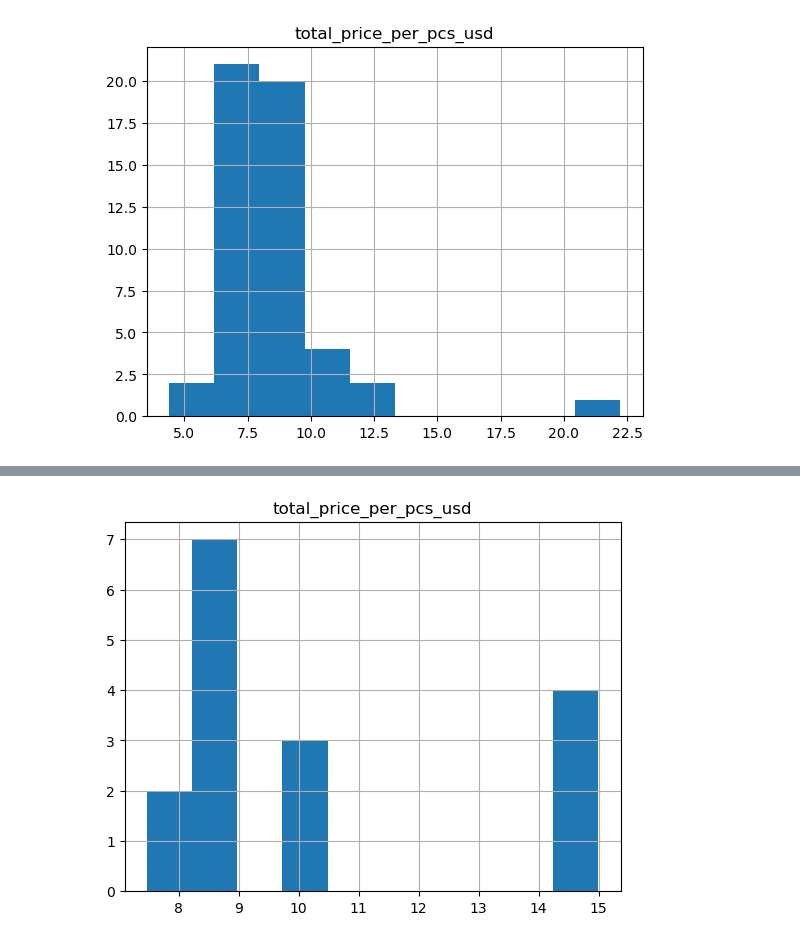
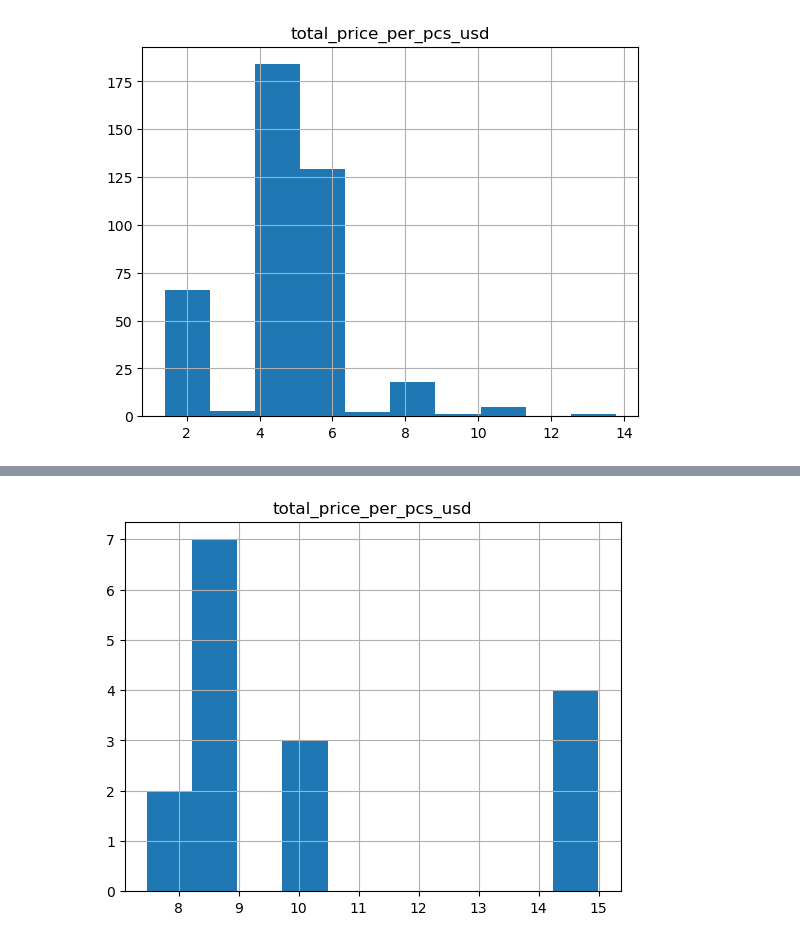
Before and after one commit to artyompetrov/Ebay, a Jupyter notebook: Python/Prices.ipynb, the cells around one changed output, grey strips where cells are left out. Cells and saved outputs as stored; diff of their text form; code cells hidden in the pictures.

```diff
--- a/Python/Prices.ipynb
+++ b/Python/Prices.ipynb
@@ -138,8 +140,8 @@ Name: count, dtype: int64
 # %%
-df_hist = df[df.lot_manual_condition_id == 'newAndMatched']
+df_hist = df[(df.lot_manual_condition_id == 'usedAndMatched')   ]
 df_hist.hist('total_price_per_pcs_usd', weights=df_hist.purchase_quantity);
 # %% [output]
-[figure, old version]
+[figure, new version]
 # %%
 df_hist.sort_values('total_price_per_pcs_usd')
 # %% [output]
```
Also changed, not shown: parts of 2 cells of this notebook.
